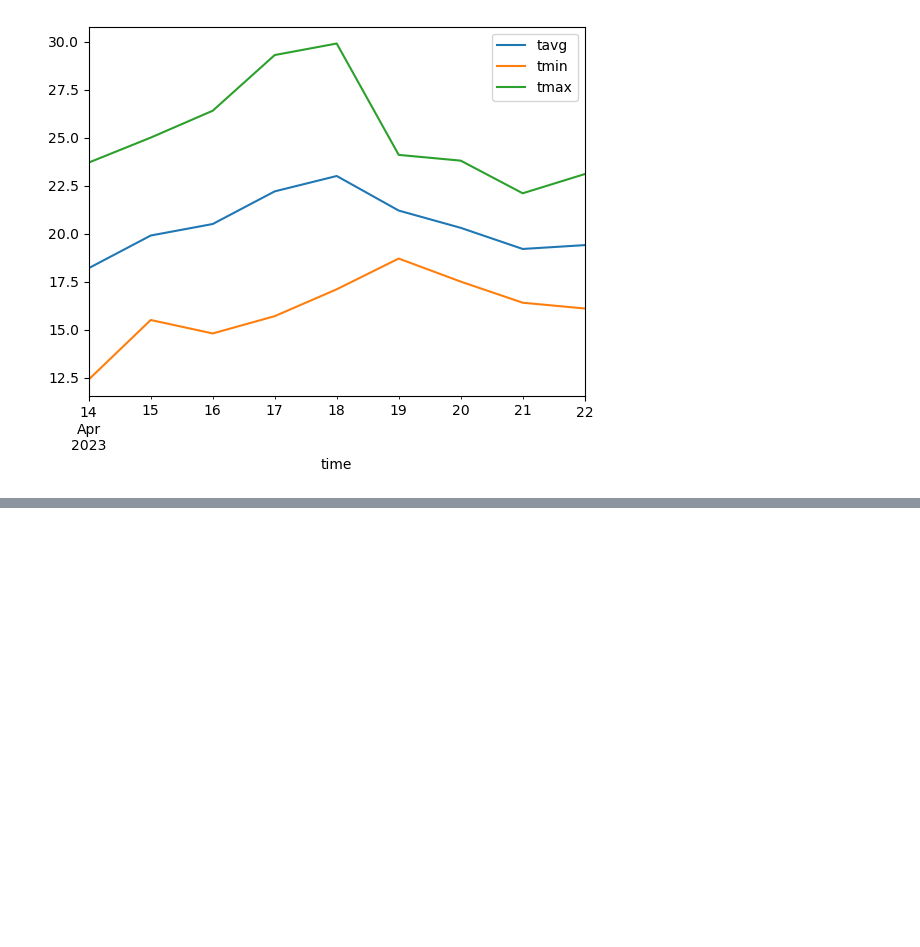
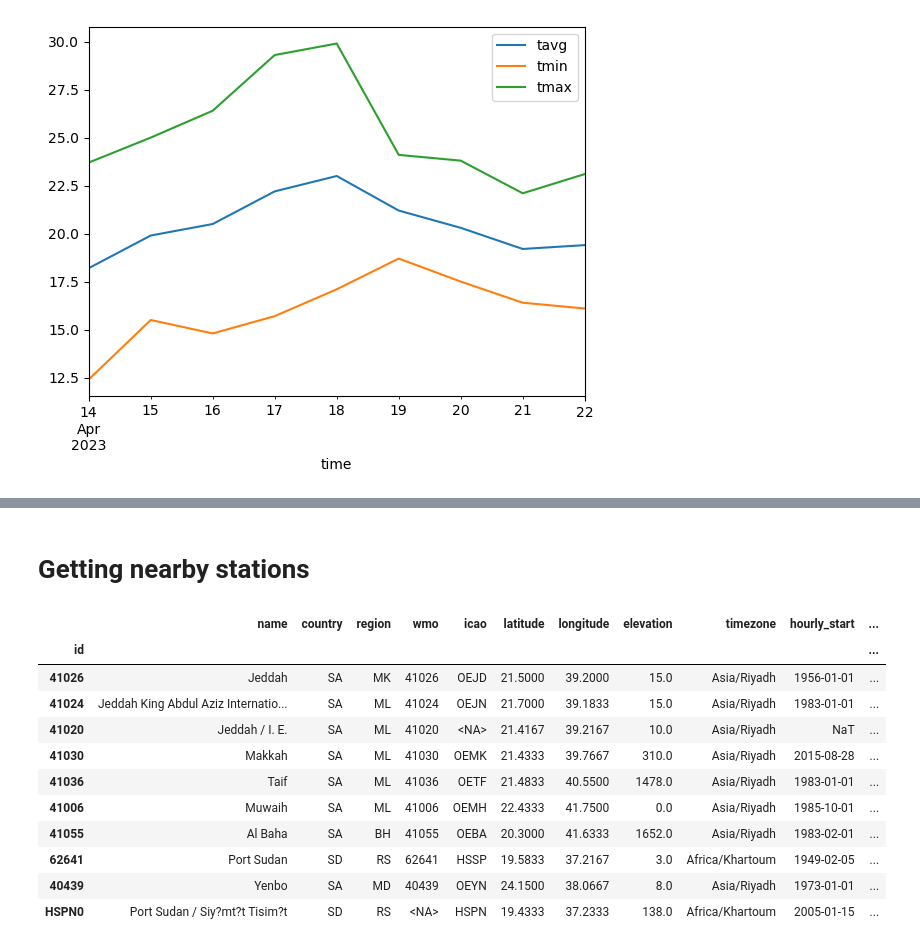
Before and after one commit to omarWafaay/pythonGetTempreature, a Jupyter notebook: Getting Started.ipynb, the cells around one changed output, grey strips where cells are left out. Drawn from its saved outputs; the diff is of its cells as text; code cells hidden in the pictures; blank space fills up the shorter version.

```diff
--- a/Getting Started.ipynb
+++ b/Getting Started.ipynb
@@ -72,0 +112,22 @@ plt.show()
+# %% [markdown]
+# Getting nearby stations
+# %%
+address= "Jeddah,KSA"
+
+#get the location detail
+location = Nomi_locator.geocode(address)
+stations=Stations()
+stations.nearby(lat=location.latitude,lon=location.longitude).fetch(10)
+# %% [output]
+|  | name | country | region | wmo | icao | latitude | longitude | elevation | timezone | hourly_start | ... |
+| id |  |  |  |  |  |  |  |  |  |  | ... |
+| 41026 | Jeddah | SA | MK | 41026 | OEJD | 21.5000 | 39.2000 | 15.0 | Asia/Riyadh | 1956-01-01 | ... |
+| 41024 | Jeddah King Abdul Aziz Internatio... | SA | ML | 41024 | OEJN | 21.7000 | 39.1833 | 15.0 | Asia/Riyadh | 1983-01-01 | ... |
+| 41020 | Jeddah / I. E. | SA | ML | 41020 | <NA> | 21.4167 | 39.2167 | 10.0 | Asia/Riyadh | NaT | ... |
+| 41030 | Makkah | SA | ML | 41030 | OEMK | 21.4333 | 39.7667 | 310.0 | Asia/Riyadh | 2015-08-28 | ... |
+| 41036 | Taif | SA | ML | 41036 | OETF | 21.4833 | 40.5500 | 1478.0 | Asia/Riyadh | 1983-01-01 | ... |
+| 41006 | Muwaih | SA | ML | 41006 | OEMH | 22.4333 | 41.7500 | 0.0 | Asia/Riyadh | 1985-10-01 | ... |
+| 41055 | Al Baha | SA | BH | 41055 | OEBA | 20.3000 | 41.6333 | 1652.0 | Asia/Riyadh | 1983-02-01 | ... |
+| 62641 | Port Sudan | SD | RS | 62641 | HSSP | 19.5833 | 37.2167 | 3.0 | Africa/Khartoum | 1949-02-05 | ... |
+| 40439 | Yenbo | SA | MD | 40439 | OEYN | 24.1500 | 38.0667 | 8.0 | Asia/Riyadh | 1973-01-01 | ... |
+| HSPN0 | Port Sudan / Siy?mt?t Tisim?t | SD | RS | <NA> | HSPN | 19.4333 | 37.2333 | 138.0 | Africa/Khartoum | 2005-01-15 | ... |
```
Also changed, not shown: parts of 6 cells of this notebook.
